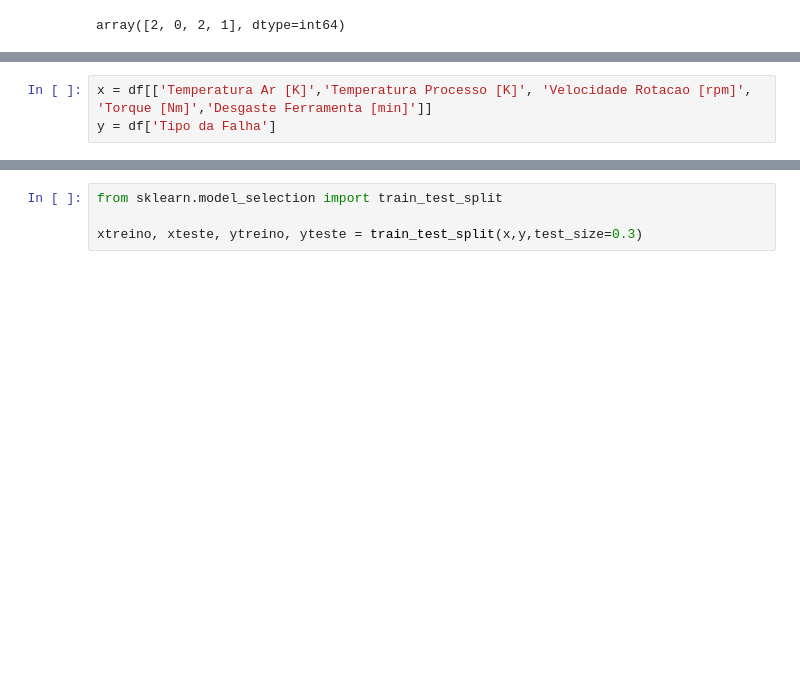
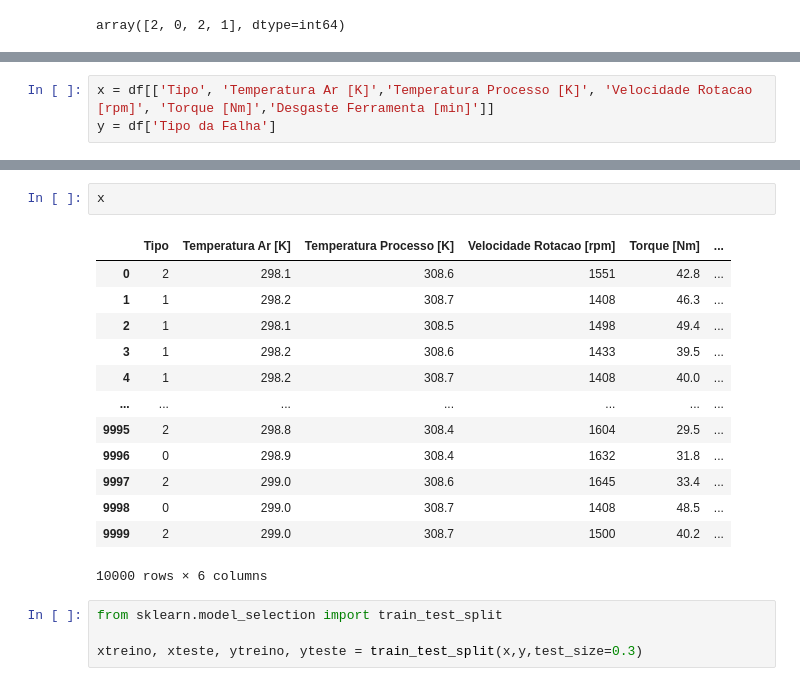
Before and after one commit to Gustavo-b017/Python_2-semestre, a Jupyter notebook: Aulas/aula 13/classe.ipynb, the cells around one changed output, grey strips where cells are left out. Saved outputs shown, nothing was run; the diff lists cells and outputs as text; blank space fills up the shorter version.

```diff
--- a/Aulas/aula 13/classe.ipynb
+++ b/Aulas/aula 13/classe.ipynb
@@ -192,3 +212,3 @@ array([2, 1, 1, ..., 2, 0, 2])
 # %%
-x = df[['Temperatura Ar [K]','Temperatura Processo [K]', 'Velocidade Rotacao [rpm]', 'Torque [Nm]','Desgaste Ferramenta [min]']]
+x = df[['Tipo', 'Temperatura Ar [K]','Temperatura Processo [K]', 'Velocidade Rotacao [rpm]', 'Torque [Nm]','Desgaste Ferramenta [min]']]
 y = df['Tipo da Falha']
@@ -210,3 +215,19 @@ Name: Tipo da Falha, Length: 10000, dtype: object
+# %%
+x
+# %% [output]
+|  | Tipo | Temperatura Ar [K] | Temperatura Processo [K] | Velocidade Rotacao [rpm] | Torque [Nm] | ... |
+| 0 | 2 | 298.1 | 308.6 | 1551 | 42.8 | ... |
+| 1 | 1 | 298.2 | 308.7 | 1408 | 46.3 | ... |
+| 2 | 1 | 298.1 | 308.5 | 1498 | 49.4 | ... |
+| 3 | 1 | 298.2 | 308.6 | 1433 | 39.5 | ... |
+| 4 | 1 | 298.2 | 308.7 | 1408 | 40.0 | ... |
+| ... | ... | ... | ... | ... | ... | ... |
+| 9995 | 2 | 298.8 | 308.4 | 1604 | 29.5 | ... |
+| 9996 | 0 | 298.9 | 308.4 | 1632 | 31.8 | ... |
+| 9997 | 2 | 299.0 | 308.6 | 1645 | 33.4 | ... |
+| 9998 | 0 | 299.0 | 308.7 | 1408 | 48.5 | ... |
+| 9999 | 2 | 299.0 | 308.7 | 1500 | 40.2 | ... |
+10000 rows × 6 columns
 # %%
 from sklearn.model_selection import train_test_split
 
```
Also changed, not shown: parts of 3 cells of this notebook.
